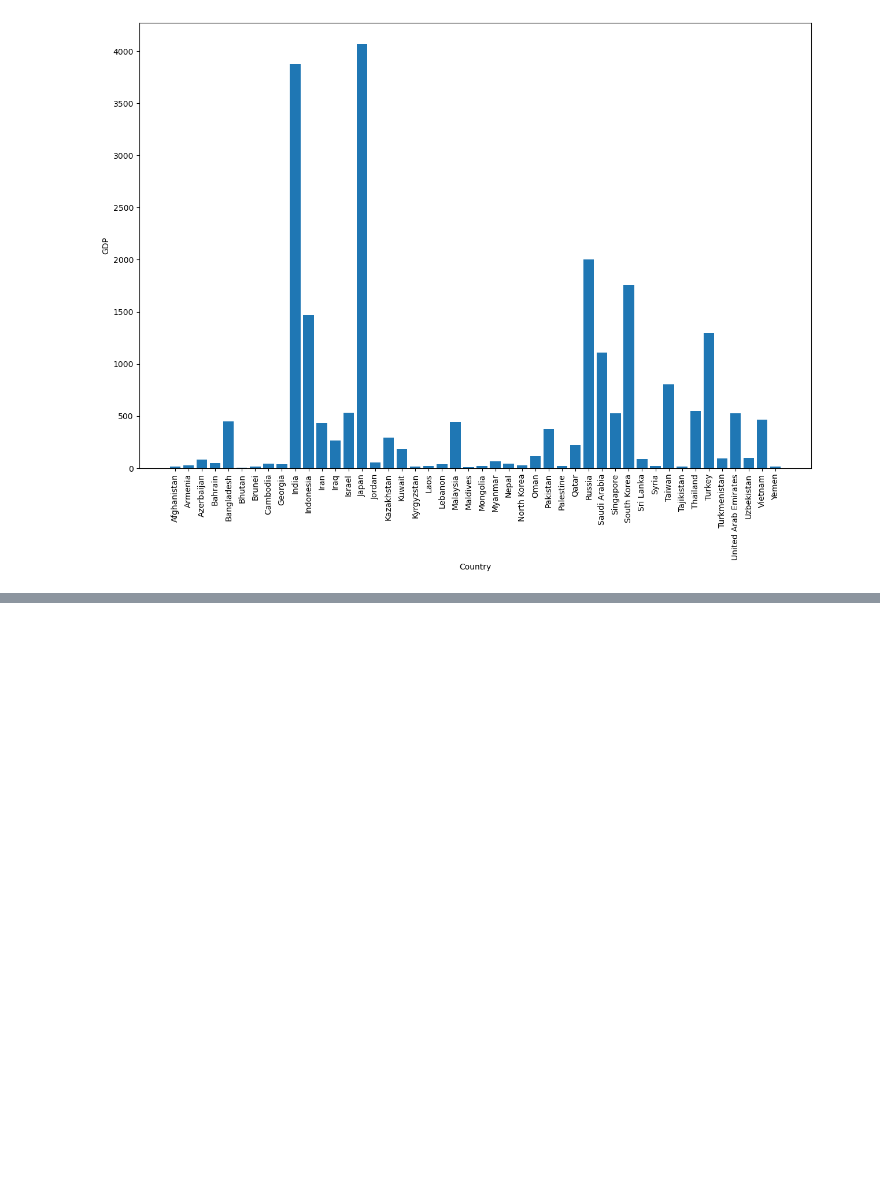
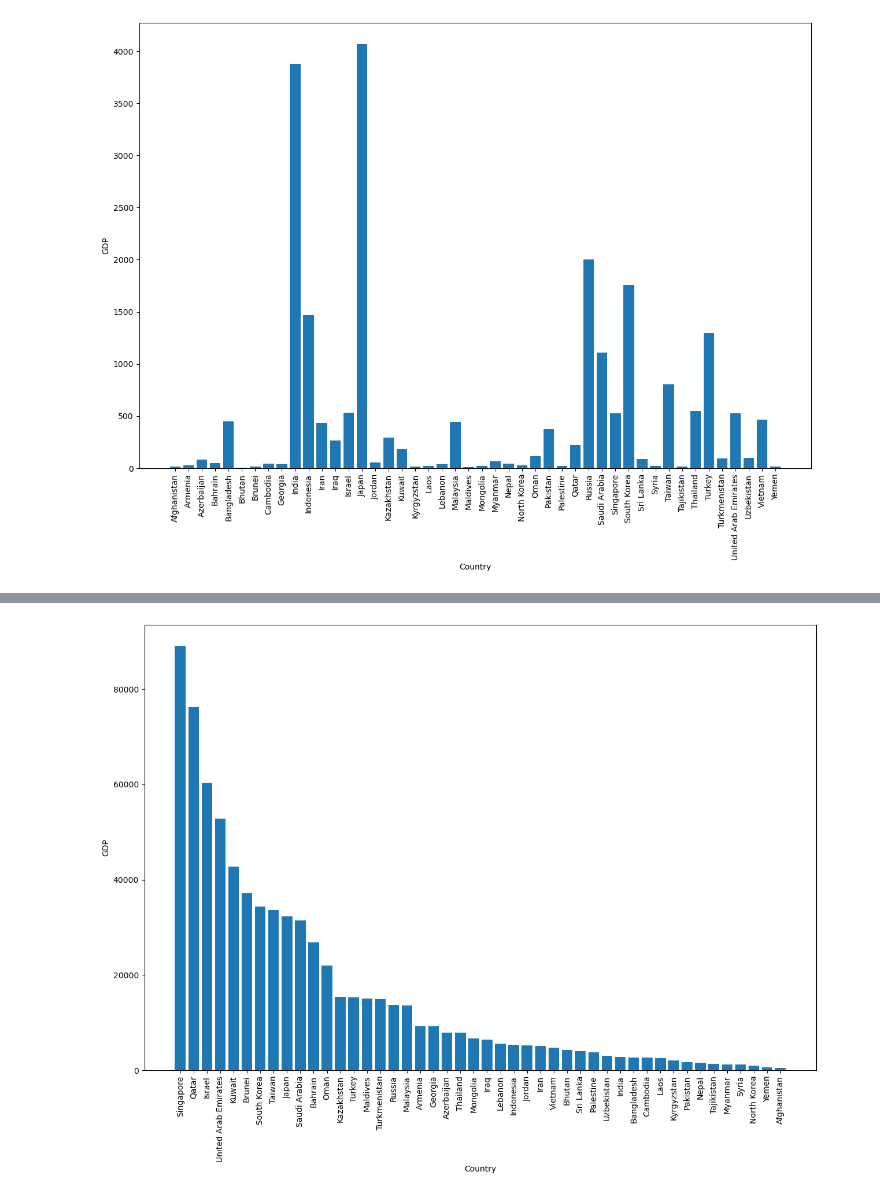
Before and after one commit to Swadeep006/Data_Analytics_PTP, a Jupyter notebook: Data_Collection.ipynb, the cells around one changed output, grey strips where cells are left out. Saved outputs shown, nothing was run; the diff lists cells and outputs as text; code cells hidden in the pictures; blank space fills up the shorter version.

```diff
--- a/Data_Collection.ipynb
+++ b/Data_Collection.ipynb
@@ -627,0 +650,3 @@ plt.show()
+# %%
+sortedGdpDf = finalDf.sort_values(by='Gdp per capita',ascending = False)
+sortedGdpDf
@@ -627,0 +671,11 @@ plt.show()
+# %%
+X = sortedGdpDf['Country']
+Y = sortedGdpDf['Gdp per capita']
+plt.figure(figsize=(15,10))
+plt.xticks(rotation=90)
+plt.xlabel('Country')
+plt.ylabel('GDP')
+plt.bar(X,Y)
+plt.show()
+# %% [output]
+[figure, added]
```
Also changed, not shown: parts of 7 cells of this notebook, 1 other file.
